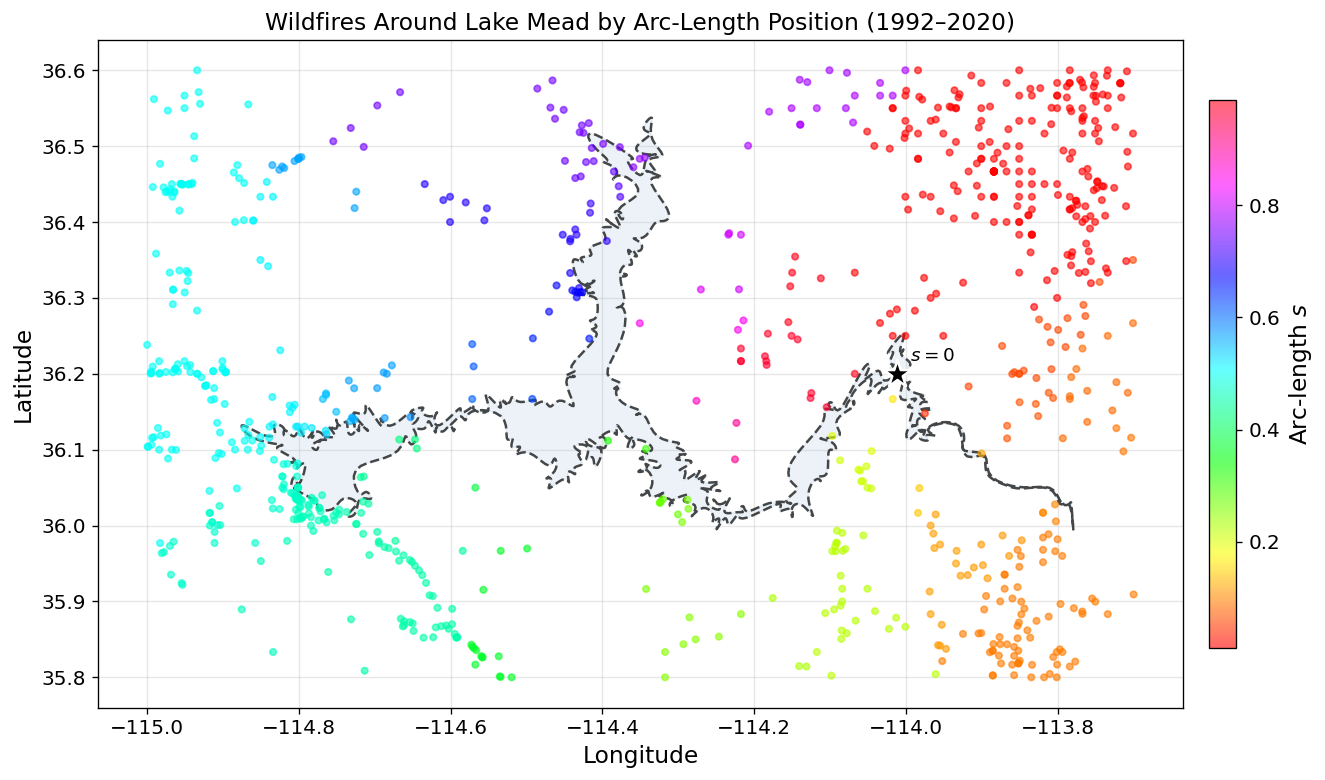
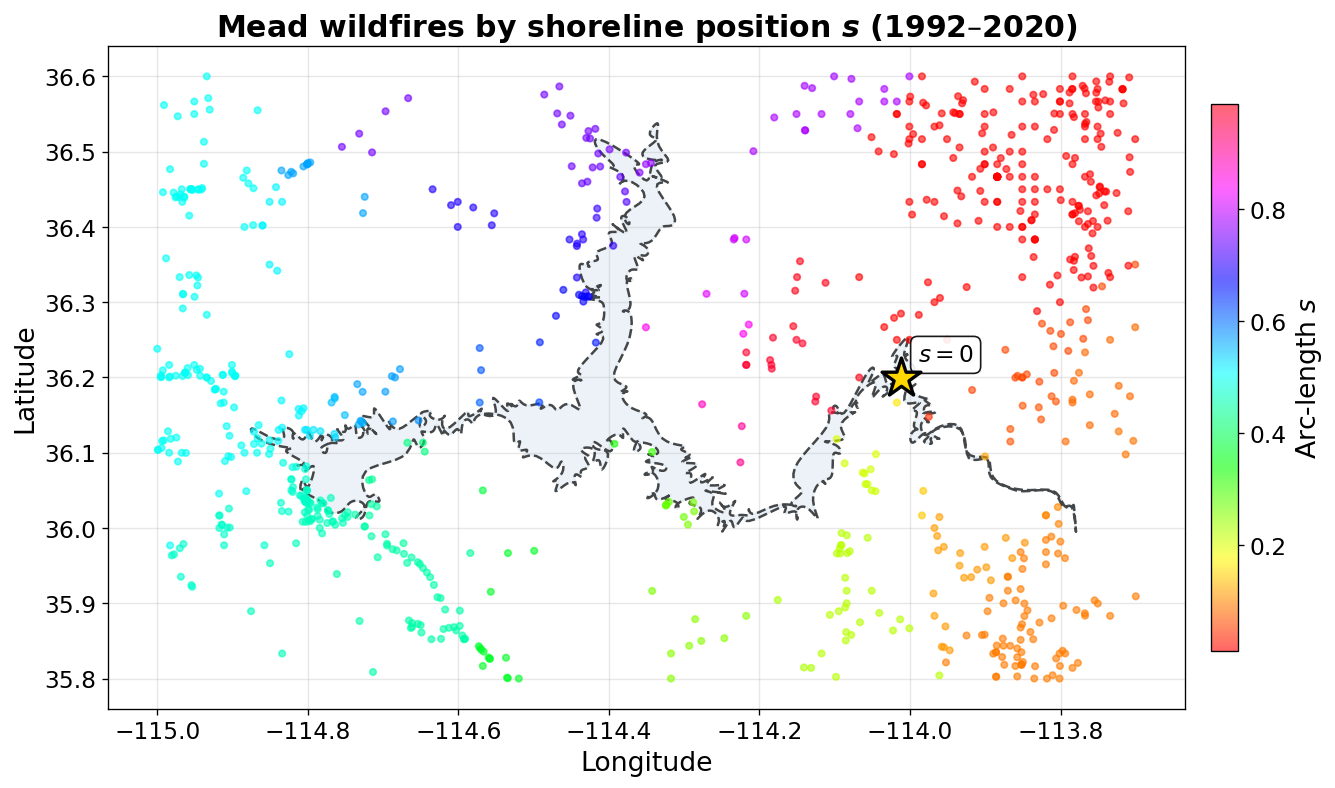
The notebook cell's code change between the first figure and the second:
--- before
+++ after
@@ -13,8 +13,11 @@
 # Mark the boundary's start position (s = 0)
 s0_xy = boundary.evaluate(boundary.t_range()[0])
-ax.scatter(s0_xy[0], s0_xy[1], marker='*', s=300, color='black',
-           edgecolors='white', linewidth=1.5, zorder=5)
-ax.annotate('$s = 0$', xy=(s0_xy[0], s0_xy[1]), xytext=(8, 8),
-            textcoords='offset points', fontsize=11, fontweight='bold')
+ax.scatter(s0_xy[0], s0_xy[1], marker='*', s=600, color='gold',
+           edgecolors='black', linewidth=2, zorder=10)
+ax.annotate('$s = 0$', xy=(s0_xy[0], s0_xy[1]), xytext=(10, 10),
+            textcoords='offset points', fontsize=14, fontweight='bold',
+            color='black',
+            bbox=dict(facecolor='white', edgecolor='black',
+                      boxstyle='round,pad=0.3', alpha=0.9))
 
 ax.set_xlabel('Longitude')
@@ -25,6 +28,6 @@
 year_min = fires['FIRE_YEAR'].min()
 year_max = fires['FIRE_YEAR'].max()
-ax.set_title(f'Wildfires Around Lake Mead by Arc-Length Position '
-             f'({year_min}\u2013{year_max})', fontsize=14)
+ax.set_title(r'Mead wildfires by shoreline position $\boldsymbol{s}$ '
+             f'({year_min}\u2013{year_max})')
 
 plt.tight_layout()

Commit: Plot enhancements